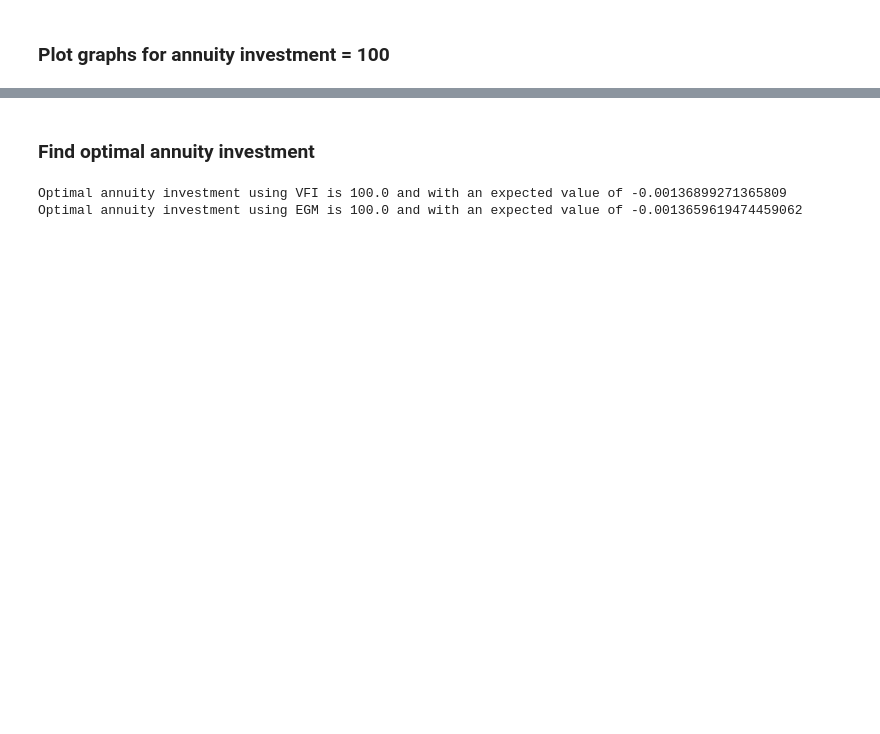
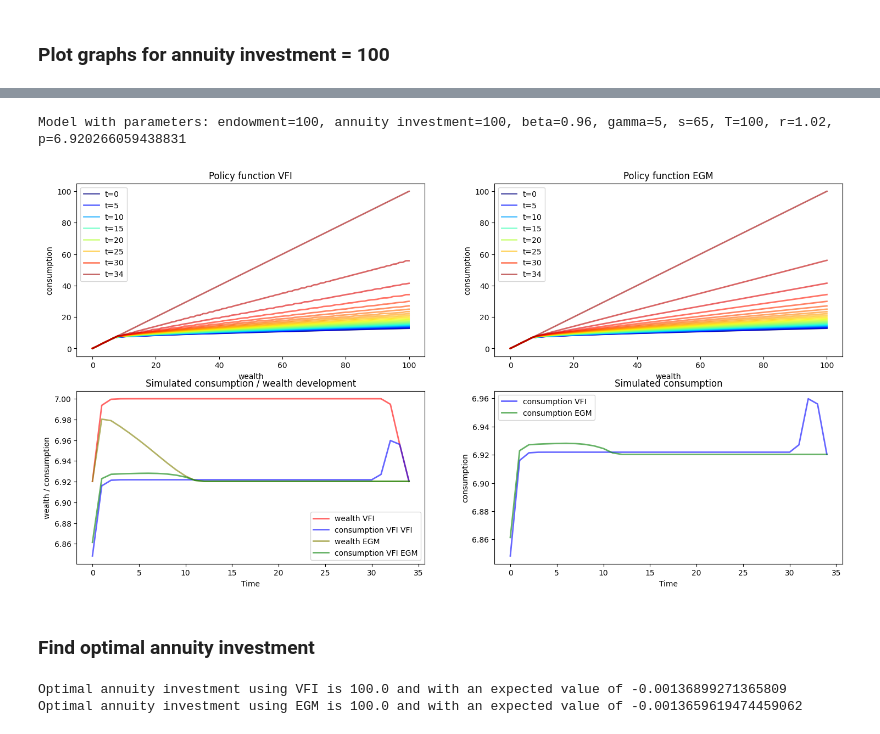
Before and after one commit to jonathan-cl/thesis, a Jupyter notebook: first_exercise/egm_and_vfi.ipynb, the cells around one changed output, grey strips where cells are left out. Saved outputs shown, nothing was run; the diff lists cells and outputs as text; code cells hidden in the pictures; blank space fills up the shorter version.

```diff
--- a/first_exercise/egm_and_vfi.ipynb
+++ b/first_exercise/egm_and_vfi.ipynb
@@ -254,3 +234,9 @@ Model with parameters: endowment=100, annuity investment=100, beta=0.96, gamma=5
+# %%
+m = Model(annuity_investment=100)
+solve_and_plot(m)
+# %% [output]
+Model with parameters: endowment=100, annuity investment=100, beta=0.96, gamma=5, s=65, T=100, r=1.02, p=6.920266059438831
+[figure, added]
 # %% [markdown]
 ### Find optimal annuity investment
 # %%
```
Also changed, not shown: parts of 5 cells of this notebook.
